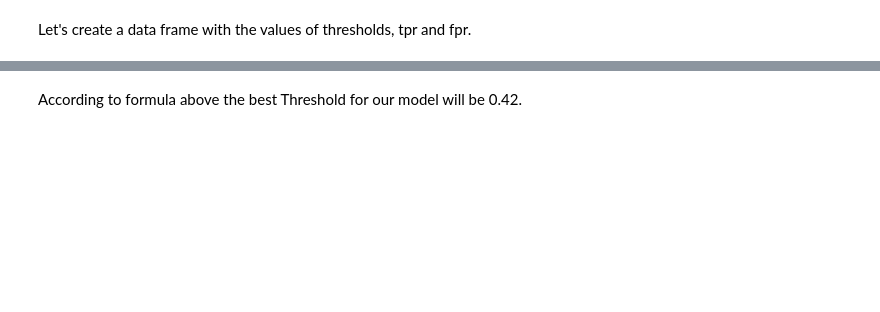
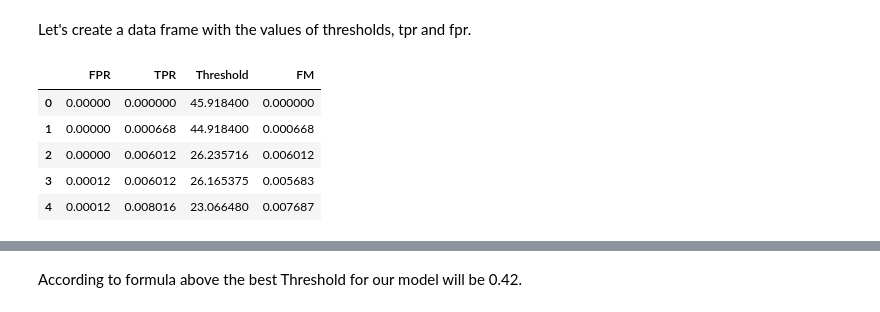
Before and after one commit to sezginisg/online_shoppers, a Jupyter notebook: Sez/Eda.ipynb, the cells around one changed output, grey strips where cells are left out. Drawn from its saved outputs; the diff is of its cells as text; code cells hidden in the pictures; blank space fills up the shorter version.

```diff
--- a/Sez/Eda.ipynb
+++ b/Sez/Eda.ipynb
@@ -451,5 +446,14 @@ Let's create a data frame with the values of thresholds, tpr and fpr.
 # %%
 df_for_threshold = pd.DataFrame({'FPR': fpr, 'TPR': tpr, 'Threshold': thresholds})
 df_for_threshold['FM'] = tpr - m*(fpr)
+# %%
+df_for_threshold.head()
+# %% [output]
+|  | FPR | TPR | Threshold | FM |
+| 0 | 0.00000 | 0.000000 | 45.918400 | 0.000000 |
+| 1 | 0.00000 | 0.000668 | 44.918400 | 0.000668 |
+| 2 | 0.00000 | 0.006012 | 26.235716 | 0.006012 |
+| 3 | 0.00012 | 0.006012 | 26.165375 | 0.005683 |
+| 4 | 0.00012 | 0.008016 | 23.066480 | 0.007687 |
 # %%
 df_for_threshold.loc[df_for_threshold['FM'] == df_for_threshold.FM.max()]
```
Also changed, not shown: parts of 12 cells of this notebook.
